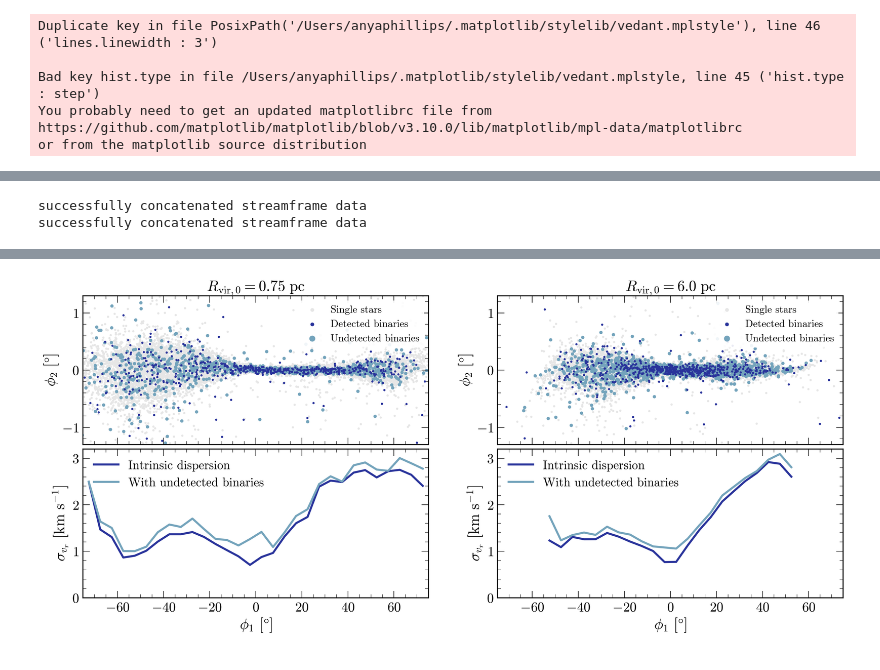
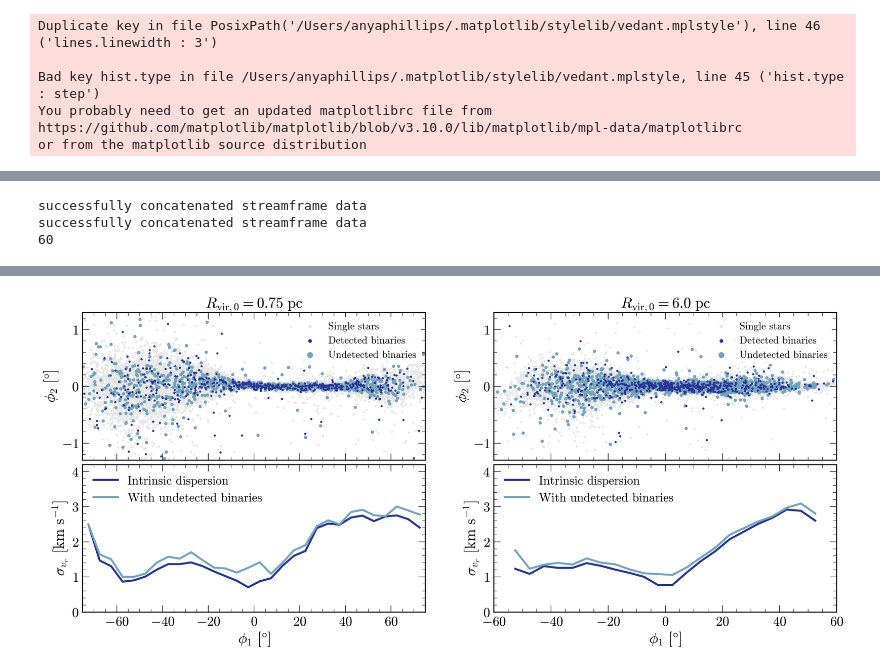
Before and after one commit to anya-m-phillips/p26, a Jupyter notebook: analysis/9_added_dispersion.ipynb, the cells around one changed output, grey strips where cells are left out. Cells and saved outputs as stored; diff of their text form; code cells hidden in the pictures.

```diff
--- a/analysis/9_added_dispersion.ipynb
+++ b/analysis/9_added_dispersion.ipynb
@@ -174,13 +174,15 @@ detected_color=colors_list[-1]
 
 titles = [r'$R_{\rm vir,0}=0.75~\rm pc$', r'$R_{\rm vir,0}=6.0~\rm pc$']
 
-phimax=75
+phimax_vals=[75, 60]
 
 
-fig, axs_grid = plt.subplots(2,2,figsize=[20, 8], sharex=True)
+fig, axs_grid = plt.subplots(2,2,figsize=[20, 8], sharex=False)
 plt.subplots_adjust(hspace=0.03)
 
 for k, n in enumerate(sim_n):
+    phimax=phimax_vals[k]
+    print(phimax)
     axs = axs_grid[:,k]
     rng = np.random.default_rng(seed=42)
 
@@ -288,6 +290,9 @@ for k, n in enumerate(sim_n):
 
     axs[0].set_ylim(-1.3,1.3)
     axs[0].set_xlim(-phimax,phimax)
+    axs[1].set_xlim(-phimax, phimax)
+
+    axs[0].set_xticklabels([])
 
 
     axs[1].plot(bin_centers[selections[0]],
@@ -301,7 +306,7 @@ for k, n in enumerate(sim_n):
 
     axs[0].set_title(titles[k])
 
-    axs[1].set_ylim(0, 3.2)
+    axs[1].set_ylim(0, 4.2)
 
 plt.savefig('plots/dispersion_along_stream_from_binaries.pdf', dpi=300, bbox_inches='tight')
 # %% [output]
@@ -310,2 +314,3 @@ successfully concatenated streamframe data
 successfully concatenated streamframe data
 successfully concatenated streamframe data
+60
@@ -312 +319 @@ successfully concatenated streamframe data
-[figure, old version]
+[figure, new version]
```
Also changed, not shown: parts of 1 cell of this notebook, 1 other file.
